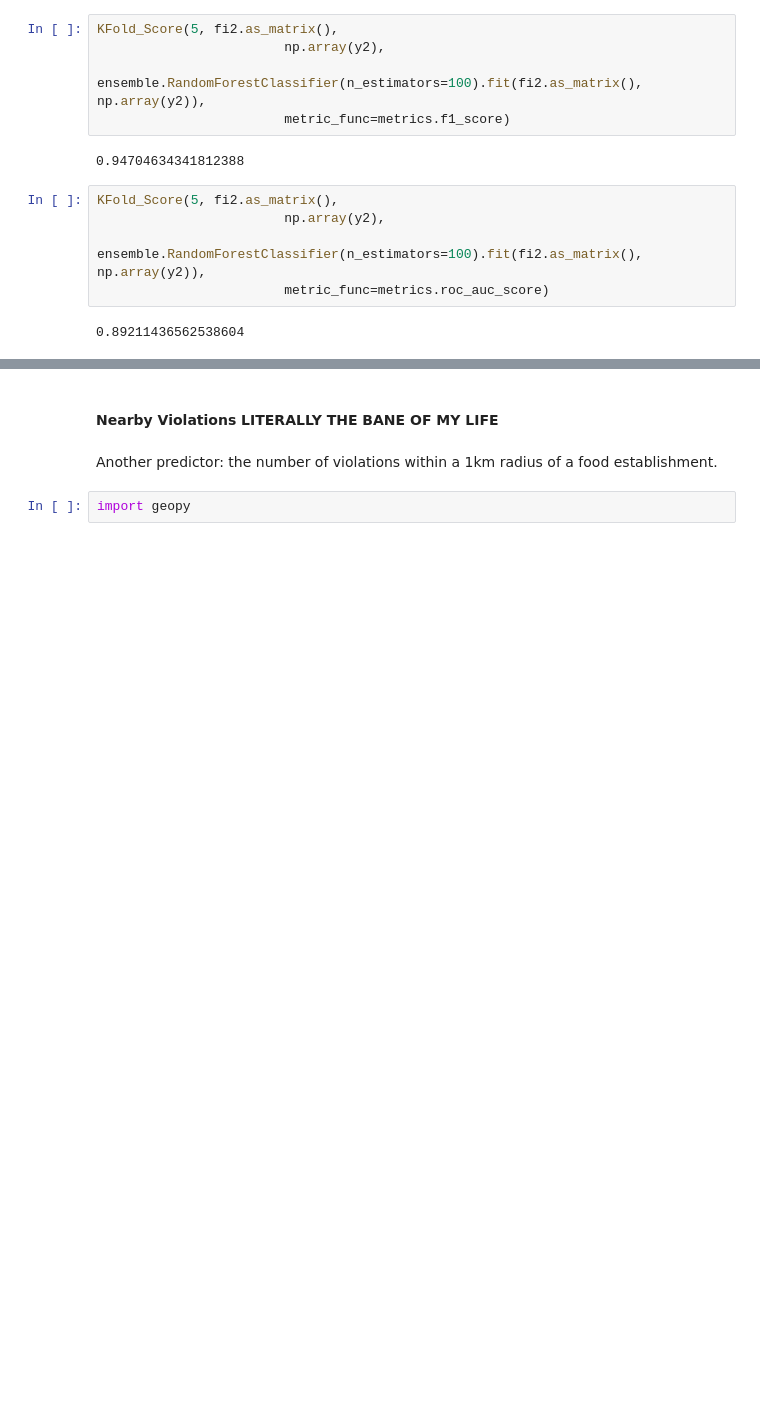
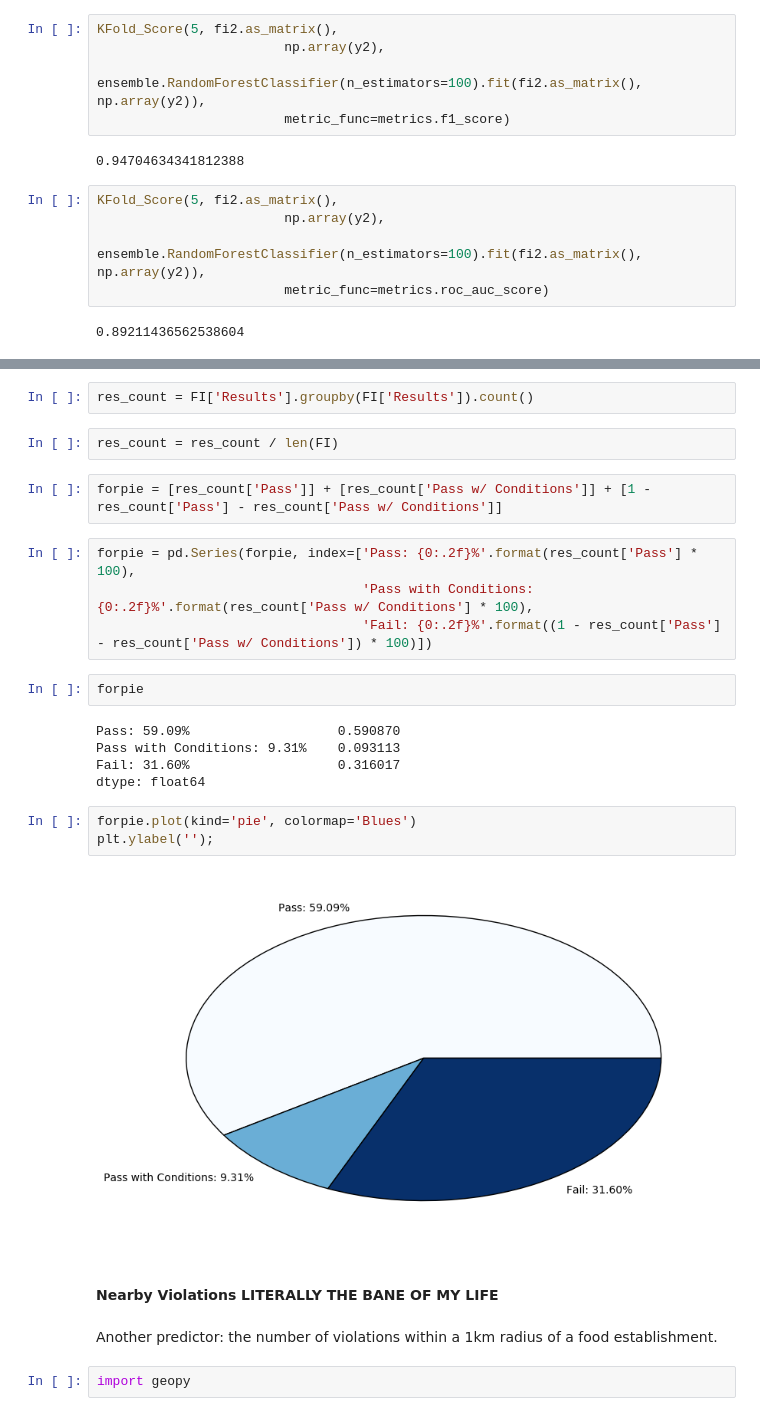
Before and after one commit to thewassermann/inspection_project, a Jupyter notebook: Gil Baseline Model Research.ipynb, the cells around one changed output, grey strips where cells are left out. Cells and saved outputs as stored; diff of their text form; blank space fills up the shorter version.

```diff
--- a/Gil Baseline Model Research.ipynb
+++ b/Gil Baseline Model Research.ipynb
@@ -874,3 +957,25 @@ KFold_Score(5, fi2.as_matrix(),
+# %%
+res_count = FI['Results'].groupby(FI['Results']).count()
+# %%
+res_count = res_count / len(FI)
+# %%
+forpie = [res_count['Pass']] + [res_count['Pass w/ Conditions']] + [1 - res_count['Pass'] - res_count['Pass w/ Conditions']]
+# %%
+forpie = pd.Series(forpie, index=['Pass: {0:.2f}%'.format(res_count['Pass'] * 100),
+                                  'Pass with Conditions: {0:.2f}%'.format(res_count['Pass w/ Conditions'] * 100),
+                                  'Fail: {0:.2f}%'.format((1 - res_count['Pass'] - res_count['Pass w/ Conditions']) * 100)])
+# %%
+forpie
+# %% [output]
+Pass: 59.09%                   0.590870
+Pass with Conditions: 9.31%    0.093113
+Fail: 31.60%                   0.316017
+dtype: float64
+# %%
+forpie.plot(kind='pie', colormap='Blues')
+plt.ylabel('');
+# %% [output]
+[figure, added]
 # %% [markdown]
 #### Nearby Violations LITERALLY THE BANE OF MY LIFE
 # %% [markdown]
```
Also changed, not shown: parts of 9 cells of this notebook.
